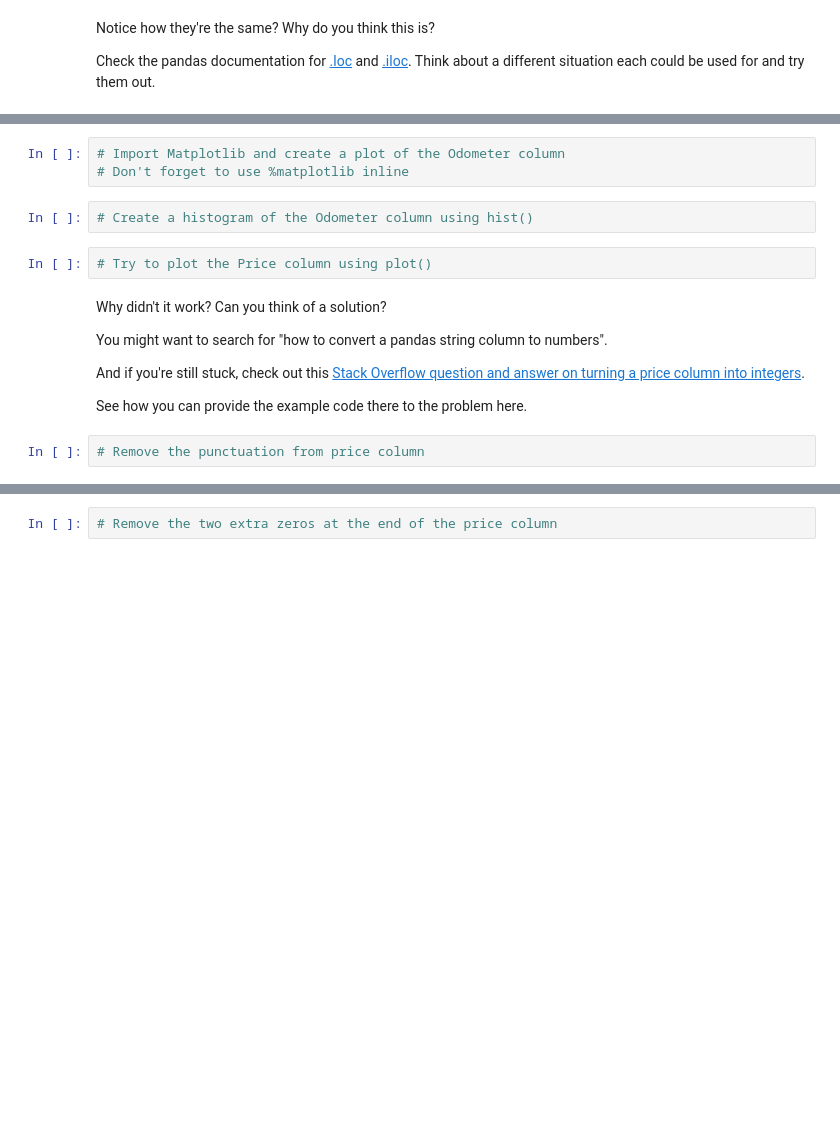
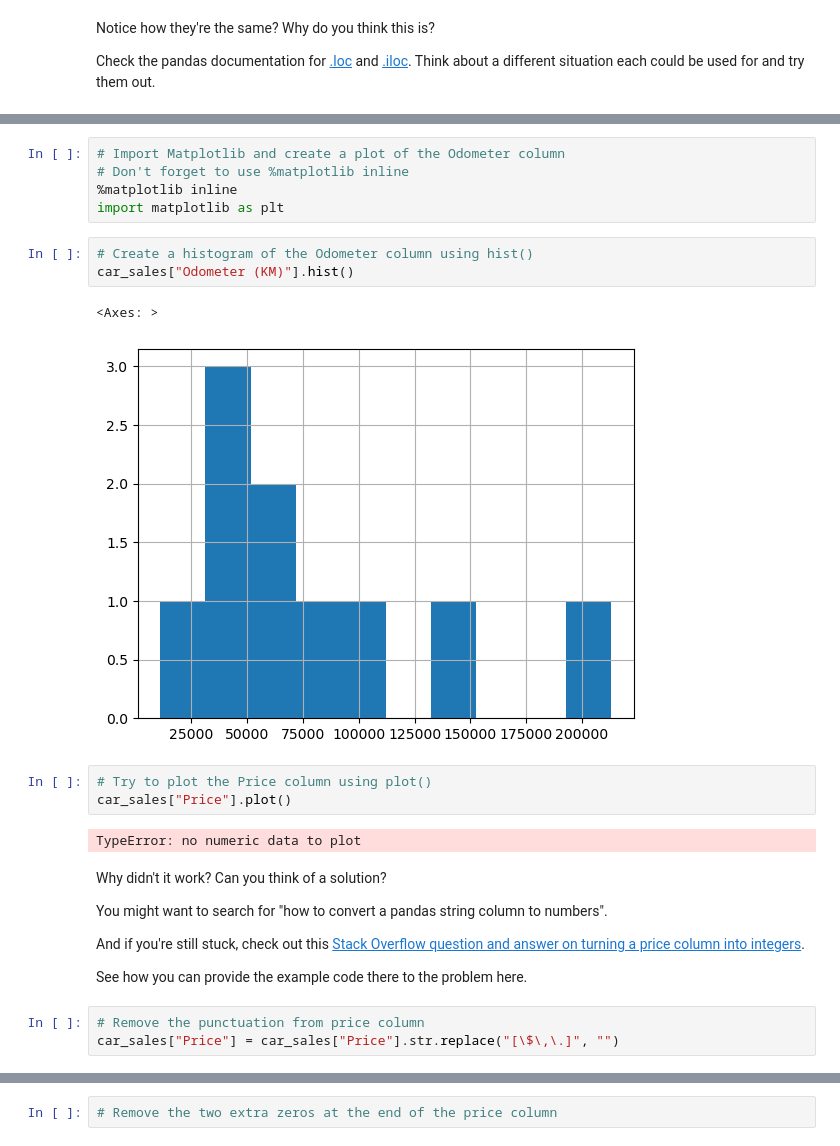
Before and after one commit to SmayanKulkarni/AI-and-ML-Course, a Jupyter notebook: sample_project/pandas-exercises.ipynb, the cells around one changed output, grey strips where cells are left out. Drawn from its saved outputs; the diff is of its cells as text; blank space fills up the shorter version.

```diff
--- a/sample_project/pandas-exercises.ipynb
+++ b/sample_project/pandas-exercises.ipynb
@@ -134,10 +210,19 @@ Check the pandas documentation for [.loc](https://pandas.pydata.org/pandas-docs/
 # %%
 # Import Matplotlib and create a plot of the Odometer column
 # Don't forget to use %matplotlib inline
+%matplotlib inline
+import matplotlib as plt
 # %%
 # Create a histogram of the Odometer column using hist()
+car_sales["Odometer (KM)"].hist()
+# %% [output]
+<Axes: >
+[figure, added]
 # %%
 # Try to plot the Price column using plot()
+car_sales["Price"].plot()
+# %% [output]
+TypeError: no numeric data to plot
 # %% [markdown]
 Why didn't it work? Can you think of a solution?
 
@@ -148,5 +233,6 @@ And if you're still stuck, check out this [Stack Overflow question and answer on
 See how you can provide the example code there to the problem here.
 # %%
 # Remove the punctuation from price column
+car_sales["Price"] = car_sales["Price"].str.replace("[\$\,\.]", "")
 # %%
 # Check the changes to the price column
```
Also changed, not shown: parts of 28 cells of this notebook.
